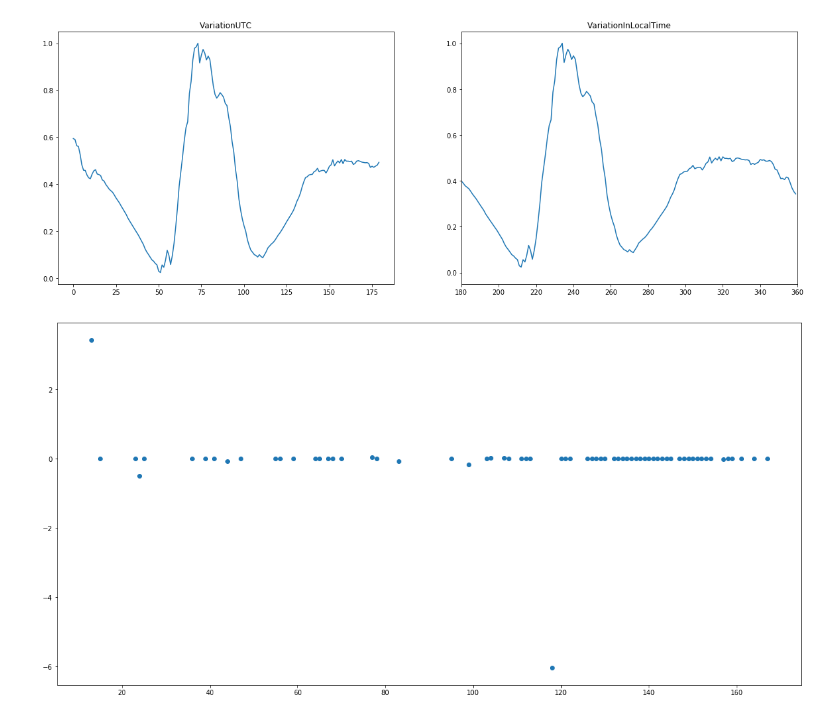
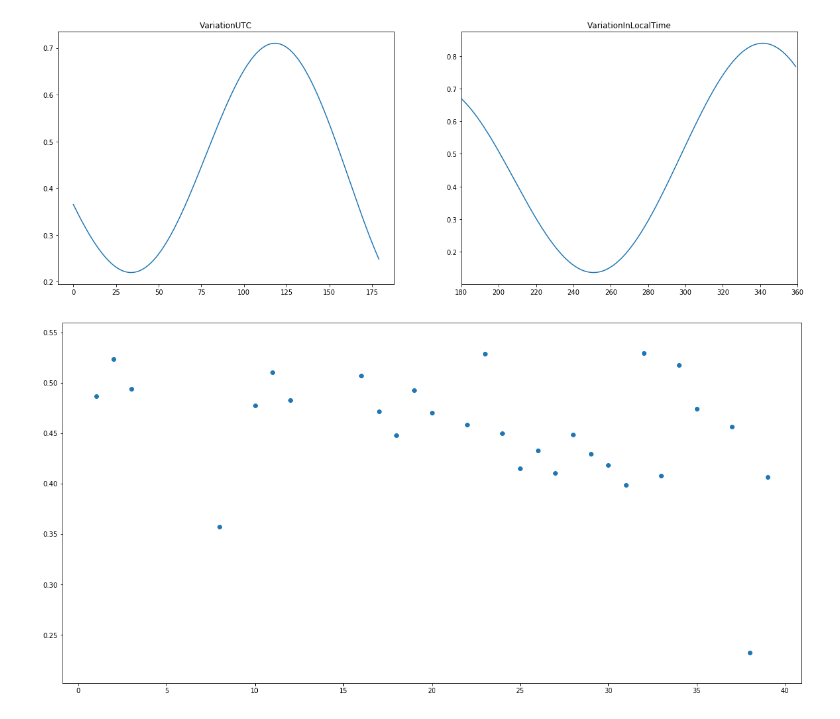
Before and after one commit to Pierre-LaurentC/IonosphericSignalRecontruction, a Jupyter notebook: SignalReconstruction.ipynb, the cells around one changed output. Cells and saved outputs as stored; diff of their text form; code cells hidden in the pictures.

```diff
--- a/SignalReconstruction.ipynb
+++ b/SignalReconstruction.ipynb
@@ -83,18 +83,18 @@ Wall time: 173 ms
 def IndicatorCalculation(dataSt, timeshift, currentDate):
 
 #     a1=np.float32(dataSt.get("a1")[timeshift])
-    x=np.float32(dataSt.get("x")[timeshift])
-#     x1=np.float32(dataSt.get("x1")[timeshift])
+#     x=np.float32(dataSt.get("x")[timeshift])
+    x1=np.float32(dataSt.get("x1")[timeshift])
     x2=np.float32(dataSt.get("x2")[timeshift])
 #     x3=np.float32(dataSt.get("x3")[timeshift])
 #     x4=np.float32(dataSt.get("x4")[timeshift])
-    y=np.float32(dataSt.get("y")[timeshift])
-#     y1=np.float32(dataSt.get("y1")[timeshift])
+#     y=np.float32(dataSt.get("y")[timeshift])
+    y1=np.float32(dataSt.get("y1")[timeshift])
 #     y2=np.float32(dataSt.get("y2")[timeshift])
 #     y3=np.float32(dataSt.get("y3")[timeshift])
 #     y4=np.float32(dataSt.get("y4")[timeshift])
-    z=np.float32(dataSt.get("z")[timeshift])
-#     z1=np.float32(dataSt.get("z1")[timeshift])
+#     z=np.float32(dataSt.get("z")[timeshift])
+    z1=np.float32(dataSt.get("z1")[timeshift])
 #     z2=np.float32(dataSt.get("z2")[timeshift])
     stLongeo=np.float32(dataSt.get("longeo"))
     stLatgeo=np.float32(dataSt.get("latgeo"))
@@ -104,7 +104,7 @@ def IndicatorCalculation(dataSt, timeshift, currentDate):
 
     b=eng.igrf(matlab.double([stLongeo]), matlab.double([stLatgeo]), matlab.double([stAlt]), matlab.double([currentDateMatlab]), nargout=4)
 
-    ratio = 1-(((math.sqrt(pow(x, 2)+pow(y, 2)+pow(z, 2)))/b[3])-1)
+    ratio = ((math.sqrt(pow(x1, 2)+pow(y1, 2)+pow(z1, 2)))/b[3])-1
 #     weight = gaussian(ratio, 1, 0)
     return np.round(x2,10), ratio
 # %%
@@ -281,35 +294,51 @@ def makeIndicatorVariationArray(normalizedGauss, normalizedScaler):
                     None
 
 makeIndicatorVariationArray(False,True)
+# %%
+indicatorVariationArrayResized = np.empty([latMax-latMin, indicatorVariationArray.shape[1]])
+indicatorVariationArrayLocalTimeResized = np.empty([latMax-latMin, indicatorVariationArrayLocalTime.shape[1]])
+m=0
+for i in range(latMin+90, latMax+90):
+    indicatorVariationArrayResized[m]=indicatorVariationArray[i]
+    m+=1
+indicatorVariationArray = np.empty_like(indicatorVariationArrayResized)
+indicatorVariationArray=indicatorVariationArrayResized[:]
+
+m=0
+for i in range(latMin+90, latMax+90):
+    indicatorVariationArrayLocalTimeResized[m]=indicatorVariationArrayLocalTime[i]
+    m+=1
+indicatorVariationArrayLocalTime = np.empty_like(indicatorVariationArrayLocalTimeResized)
+indicatorVariationArrayLocalTime=indicatorVariationArrayLocalTimeResized[:]
 # %%
-stationLat = 99
+stationLat = 38
 fig, (ax1, ax2) = plt.subplots(1, 2)
 fig.set_size_inches(20,7)
 x = np.arange(0,indicatorVariationArray[stationLat].shape[0],1)
 x1 = np.arange(0,indicatorVariationArrayLocalTime[stationLat].shape[0],1)
 ax1.set_title("VariationUTC")
 ax2.set_title("VariationInLocalTime")
 ax1.plot(x1.reshape(indicatorVariationArrayLocalTime[stationLat].shape[0],1), indicatorVariationArrayLocalTime[stationLat].reshape(indicatorVariationArrayLocalTime[stationLat].shape[0],1))
 ax2.plot(x.reshape(indicatorVariationArray[stationLat].shape[0],1), indicatorVariationArray[stationLat].reshape(indicatorVariationArray[stationLat].shape[0],1))
 # ax1.set_xbound(180,360)
 ax2.set_xbound(180,360)
 
 plt.show(fig)
 # %% [output]
-[figure, old version]
+[figure, new version]
 # %%
 indicatorLatVariation = np.array([])
 xLat =  np.array([])
 for i in range(0, indicatorVariationArray.shape[0]):
     indicatorLatVariation = np.append(indicatorLatVariation, indicatorVariationArray[i][90])
 
-xLat = np.arange(0, 180, 1).reshape(180, 1)
+xLat = np.arange(0, indicatorVariationArray.shape[0], 1)
 fig, ax1 = plt.subplots()
 
 ax1.scatter(xLat, indicatorLatVariation.reshape(indicatorLatVariation.shape[0], 1))
 fig.set_size_inches(20,10)
 # %% [output]
-[figure, old version]
+[figure, new version]
 # %%
 def PredictIndicatorForOneLatitude(wantedLatitude):
     timePrediction = np.full((360), np.inf)
```
Also changed, not shown: parts of 19 cells of this notebook, 1 other file.
